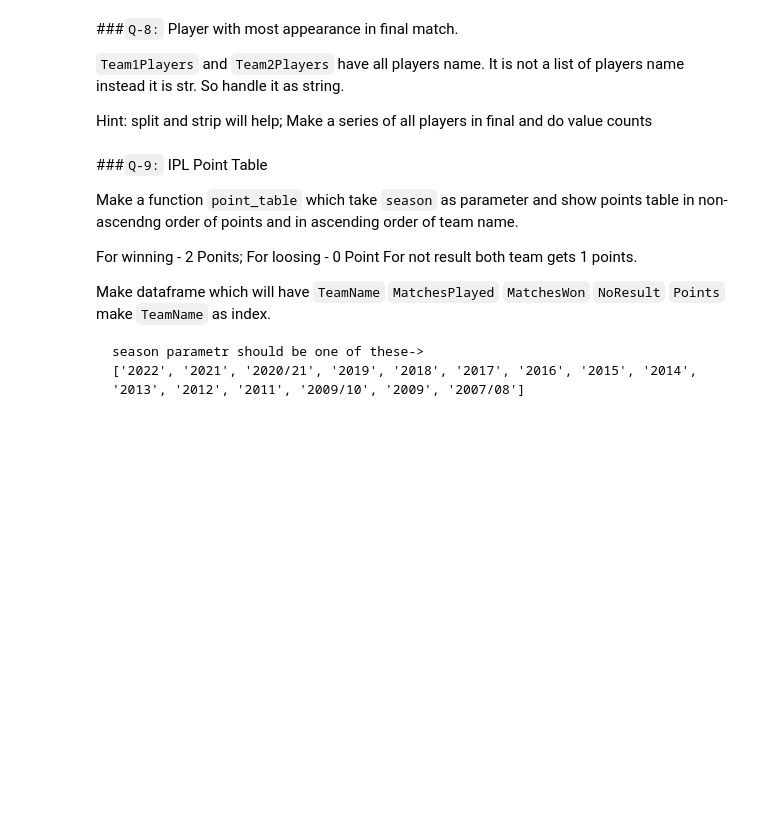
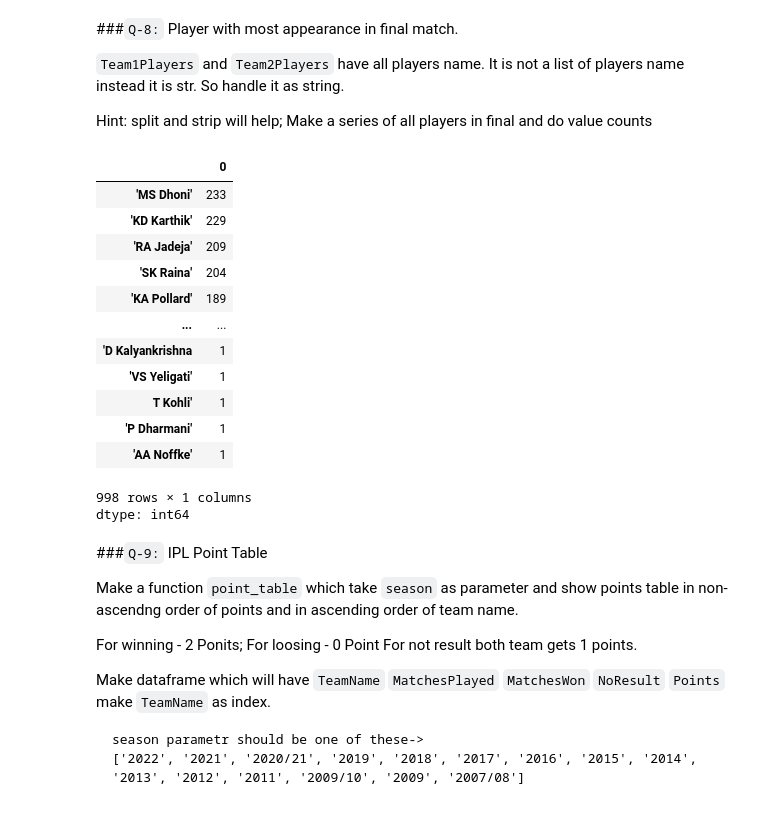
Before and after one commit to priyansh-commits/practice, a Jupyter notebook: session_18_tasks.ipynb, the cells around one changed output. Drawn from its saved outputs; the diff is of its cells as text; code cells hidden in the pictures; blank space fills up the shorter version.

```diff
--- a/session_18_tasks.ipynb
+++ b/session_18_tasks.ipynb
@@ -180,5 +180,3 @@ ipl = pd.read_csv("https://docs.google.com/spreadsheets/d/e/2PACX-1vRy2DUdUbaKx_
 ipl.replace('Delhi Daredevils','Delhi Capitals',inplace=True)
 ipl.replace('Kings XI Punjab','Punjab Kings',inplace=True)
 ipl.replace('Rising Pune Supergiants','Rising Pune Supergiant',inplace=True)
-match=ipl['Team1'].value_counts()+ipl['Team2'].value_counts()
-for i in ipl['Team1'].unique():
@@ -215,3 +193,35 @@ Hint: split and strip will help; Make a series of all players in final and do va
+# %%
+ab=ipl['Team1Players'].apply(lambda x : x.strip().strip('[]').strip("'").split(',') )+ipl['Team2Players'].apply(lambda x : x.strip().strip('[]').strip("'").split(',') )
+d={}
+for i in ab:
+  for j in i:
+    if j in d:
+      d[j]+=1
+    else:
+      d[j]=1
+d = dict(sorted(d.items(), key=lambda item: item[1] ,reverse=True))
+# d
+# players = pd.concat([
+#     ipl['Team1Players'],
+#     ipl['Team2Players']
+# ]).apply(lambda x: [i.strip().strip("'") for i in x.strip('[]').split(',')])
+pd.Series(d)
+# players.explode().value_counts()
+# %% [output]
+|  | 0 |
+| 'MS Dhoni' | 233 |
+| 'KD Karthik' | 229 |
+| 'RA Jadeja' | 209 |
+| 'SK Raina' | 204 |
+| 'KA Pollard' | 189 |
+| ... | ... |
+| 'D Kalyankrishna | 1 |
+| 'VS Yeligati' | 1 |
+| T Kohli' | 1 |
+| 'P Dharmani' | 1 |
+| 'AA Noffke' | 1 |
+998 rows × 1 columns
+dtype: int64
 # %% [markdown]
 ###`Q-9:` IPL Point Table
 
```
Also changed, not shown: parts of 6 cells of this notebook.
